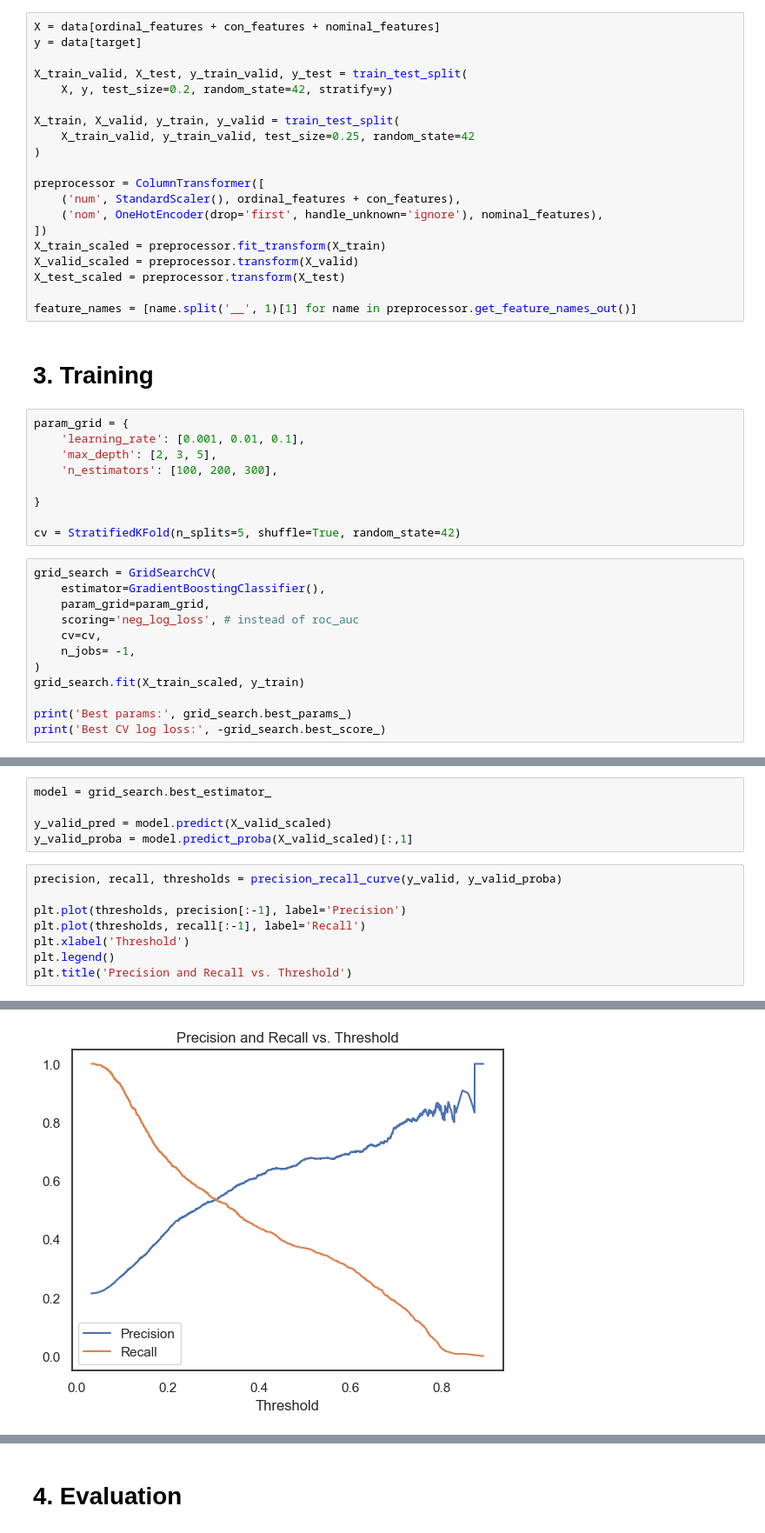
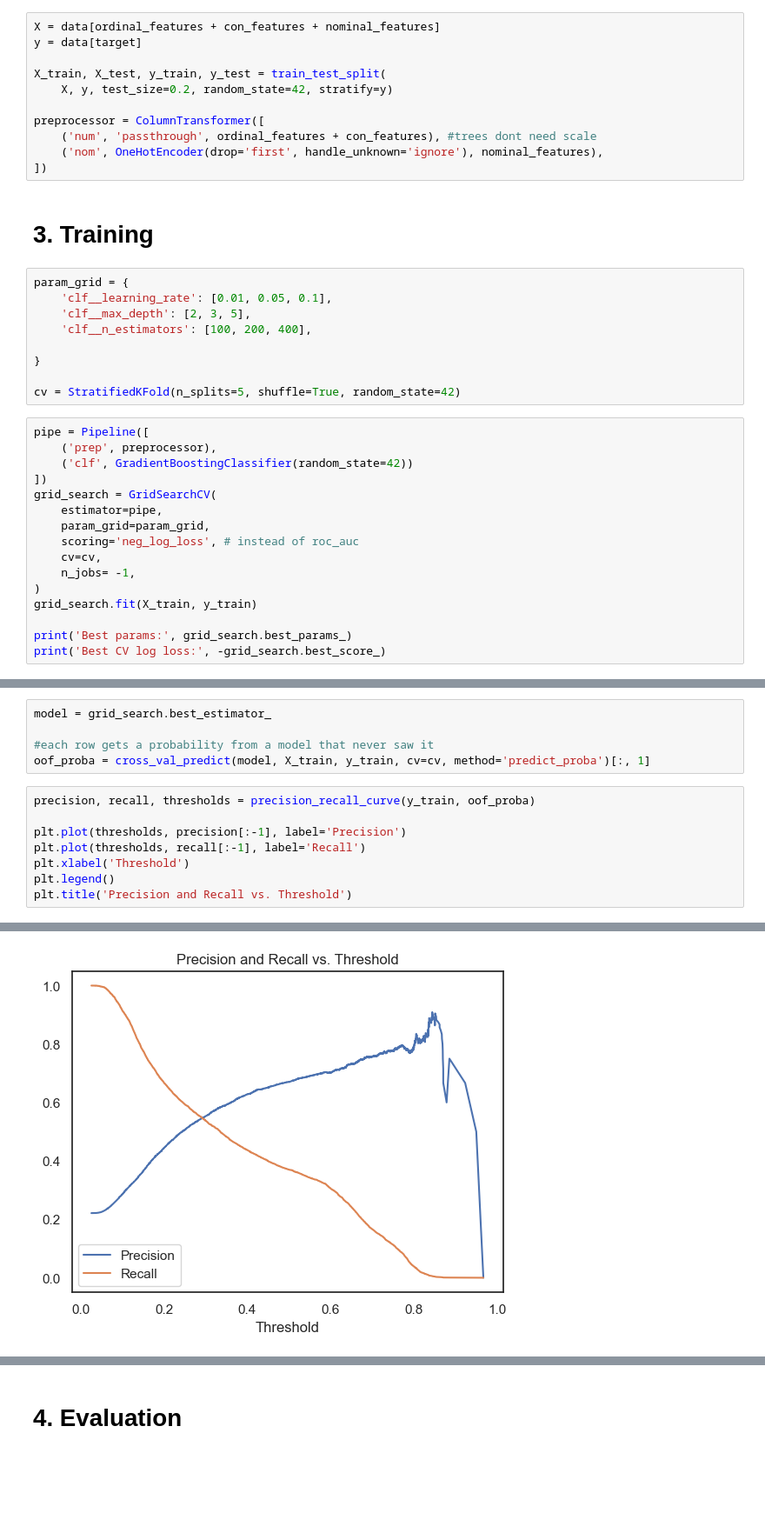
Before and after one commit to nh-nhathoang/default-of-credit-card-clients, a Jupyter notebook: gradient_boosting.ipynb, the cells around one changed output, grey strips where cells are left out. Shown at 87% size. Cells and saved outputs as stored; diff of their text form; blank space fills up the shorter version.

Commit message:
fix: align gradient boosting with LR pipeline and evaluation setup

```diff
--- a/gradient_boosting.ipynb
+++ b/gradient_boosting.ipynb
@@ -76,42 +77,37 @@ sns.heatmap(corr, mask=mask, cmap=cmap, vmax=1, vmin=-1, center=0,
 X = data[ordinal_features + con_features + nominal_features]
 y = data[target]
 
-X_train_valid, X_test, y_train_valid, y_test = train_test_split(
+X_train, X_test, y_train, y_test = train_test_split(
     X, y, test_size=0.2, random_state=42, stratify=y)
 
-X_train, X_valid, y_train, y_valid = train_test_split(
-    X_train_valid, y_train_valid, test_size=0.25, random_state=42
-)
-
 preprocessor = ColumnTransformer([
-    ('num', StandardScaler(), ordinal_features + con_features),
+    ('num', 'passthrough', ordinal_features + con_features), #trees dont need scale
     ('nom', OneHotEncoder(drop='first', handle_unknown='ignore'), nominal_features),
 ])
-X_train_scaled = preprocessor.fit_transform(X_train)
-X_valid_scaled = preprocessor.transform(X_valid)
-X_test_scaled = preprocessor.transform(X_test)
-
-feature_names = [name.split('__', 1)[1] for name in preprocessor.get_feature_names_out()]
 # %% [markdown]
 # 3. Training
 # %%
 param_grid = {
-    'learning_rate': [0.001, 0.01, 0.1],
-    'max_depth': [2, 3, 5],
-    'n_estimators': [100, 200, 300],
+    'clf__learning_rate': [0.01, 0.05, 0.1],
+    'clf__max_depth': [2, 3, 5],
+    'clf__n_estimators': [100, 200, 400],
 
 }
 
 cv = StratifiedKFold(n_splits=5, shuffle=True, random_state=42)
 # %%
+pipe = Pipeline([
+    ('prep', preprocessor),
+    ('clf', GradientBoostingClassifier(random_state=42))
+])
 grid_search = GridSearchCV(
-    estimator=GradientBoostingClassifier(),
+    estimator=pipe,
     param_grid=param_grid,
     scoring='neg_log_loss', # instead of roc_auc
     cv=cv,
     n_jobs= -1,
 )
-grid_search.fit(X_train_scaled, y_train)
+grid_search.fit(X_train, y_train)
 
 print('Best params:', grid_search.best_params_)
 print('Best CV log loss:', -grid_search.best_score_)
@@ -121,17 +117,17 @@ Best CV log loss: 0.42866286720829894
 # %%
 model = grid_search.best_estimator_
 
-y_valid_pred = model.predict(X_valid_scaled)
-y_valid_proba = model.predict_proba(X_valid_scaled)[:,1]
+#each row gets a probability from a model that never saw it
+oof_proba = cross_val_predict(model, X_train, y_train, cv=cv, method='predict_proba')[:, 1]
 # %%
-precision, recall, thresholds = precision_recall_curve(y_valid, y_valid_proba)
+precision, recall, thresholds = precision_recall_curve(y_train, oof_proba)
 
 plt.plot(thresholds, precision[:-1], label='Precision')
 plt.plot(thresholds, recall[:-1], label='Recall')
 plt.xlabel('Threshold')
 plt.legend()
 plt.title('Precision and Recall vs. Threshold')
 # %% [output]
 Text(0.5, 1.0, 'Precision and Recall vs. Threshold')
-[figure, old version]
+[figure, new version]
 # %%
```
Also changed, not shown: parts of 8 cells of this notebook.
